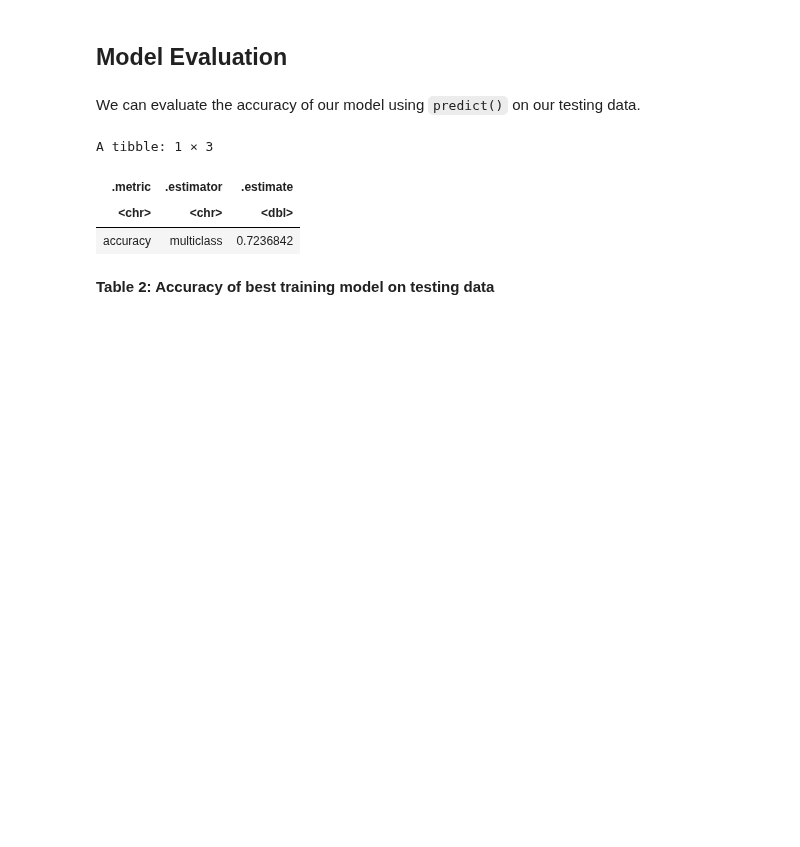
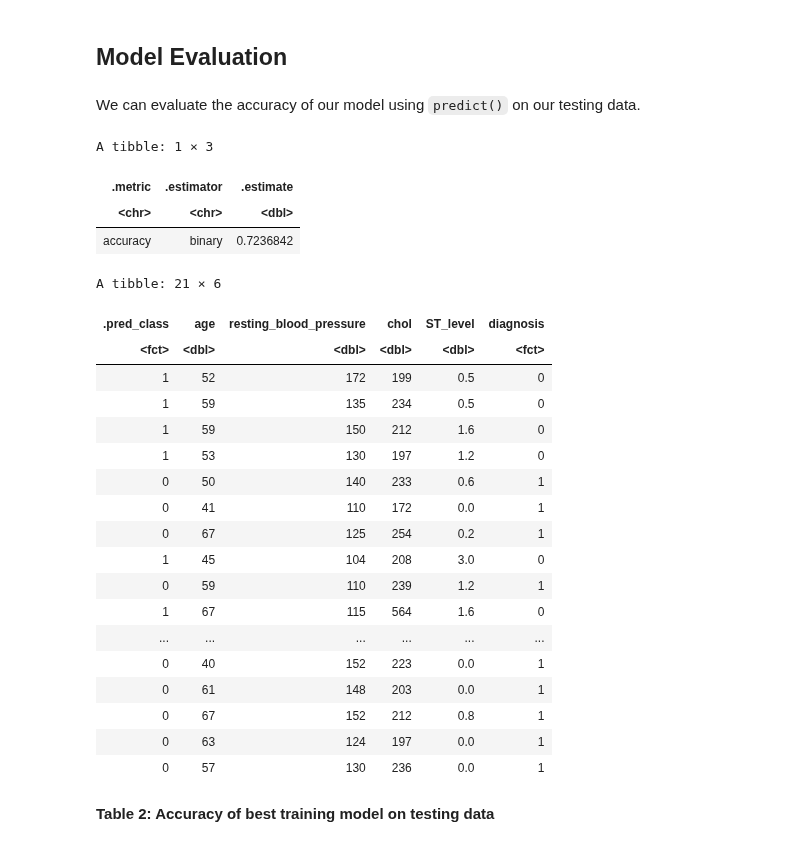
Before and after one commit to sendhelpDSCI/UBC_DSCI100_Group166, a Jupyter notebook: Final Report.ipynb, the cells around one changed output. Drawn from its saved outputs; the diff is of its cells as text; code cells hidden in the pictures; blank space fills up the shorter version.

```diff
--- a/Final Report.ipynb
+++ b/Final Report.ipynb
@@ -83,6 +83,7 @@ set.seed(2022)
 heart_data["diagnosis"][heart_data["diagnosis"] == "2"] <- "1"
 heart_data["diagnosis"][heart_data["diagnosis"] == "3"] <- "1"
 heart_data["diagnosis"][heart_data["diagnosis"] == "4"] <- "1"
+heart_data$diagnosis <- as.character(heart_data$diagnosis)
     #Source for code: https://www.statology.org/replace-values-in-data-frame-r/
 #Split data into training and testing data; 75:25 split was chosen arbitrarily
 heart_split <- initial_split(heart_data, prop = 0.75, strata = diagnosis)
@@ -197,6 +181,8 @@ k_model
 # %% [markdown]
 Finally, we can make a final model using the best k-value (13).
 # %%
+heart_train$diagnosis <- as.factor(heart_train$diagnosis)
+heart_test$diagnosis <- as.factor(heart_test$diagnosis)
 #Now we make the final model with k = 13
 knn_spec <- nearest_neighbor(weight_func = "rectangular", neighbors = k_model) |> set_engine("kknn") |> set_mode("classification")
 knn_recipe <- recipe(diagnosis~ST_level+resting_blood_pressure+age, data = heart_train) |> step_scale(all_predictors()) |> step_center(all_predictors())
@@ -208,12 +194,33 @@ We can evaluate the accuracy of our model using `predict()` on our testing data.
 # %%
 prediction <- predict(knn_fit, heart_test) |> bind_cols(heart_test)
 accuracy <- metrics(prediction, truth = diagnosis, estimate = .pred_class)|>filter(.metric=='accuracy')
 accuracy
+accuracy_table <- prediction |> filter(diagnosis != .pred_class)
+accuracy_table
 # %% [output]
 A tibble: 1 × 3
 | .metric | .estimator | .estimate |
 | <chr> | <chr> | <dbl> |
-| accuracy | multiclass | 0.7236842 |
+| accuracy | binary | 0.7236842 |
+A tibble: 21 × 6
+| .pred_class | age | resting_blood_pressure | chol | ST_level | diagnosis |
+| <fct> | <dbl> | <dbl> | <dbl> | <dbl> | <fct> |
+| 1 | 52 | 172 | 199 | 0.5 | 0 |
+| 1 | 59 | 135 | 234 | 0.5 | 0 |
+| 1 | 59 | 150 | 212 | 1.6 | 0 |
+| 1 | 53 | 130 | 197 | 1.2 | 0 |
+| 0 | 50 | 140 | 233 | 0.6 | 1 |
+| 0 | 41 | 110 | 172 | 0.0 | 1 |
+| 0 | 67 | 125 | 254 | 0.2 | 1 |
+| 1 | 45 | 104 | 208 | 3.0 | 0 |
+| 0 | 59 | 110 | 239 | 1.2 | 1 |
+| 1 | 67 | 115 | 564 | 1.6 | 0 |
+| ... | ... | ... | ... | ... | ... |
+| 0 | 40 | 152 | 223 | 0.0 | 1 |
+| 0 | 61 | 148 | 203 | 0.0 | 1 |
+| 0 | 67 | 152 | 212 | 0.8 | 1 |
+| 0 | 63 | 124 | 197 | 0.0 | 1 |
+| 0 | 57 | 130 | 236 | 0.0 | 1 |
 # %% [markdown]
 **Table 2: Accuracy of best training model on testing data**
 # %% [markdown]
```
Also changed, not shown: parts of 3 cells of this notebook.
